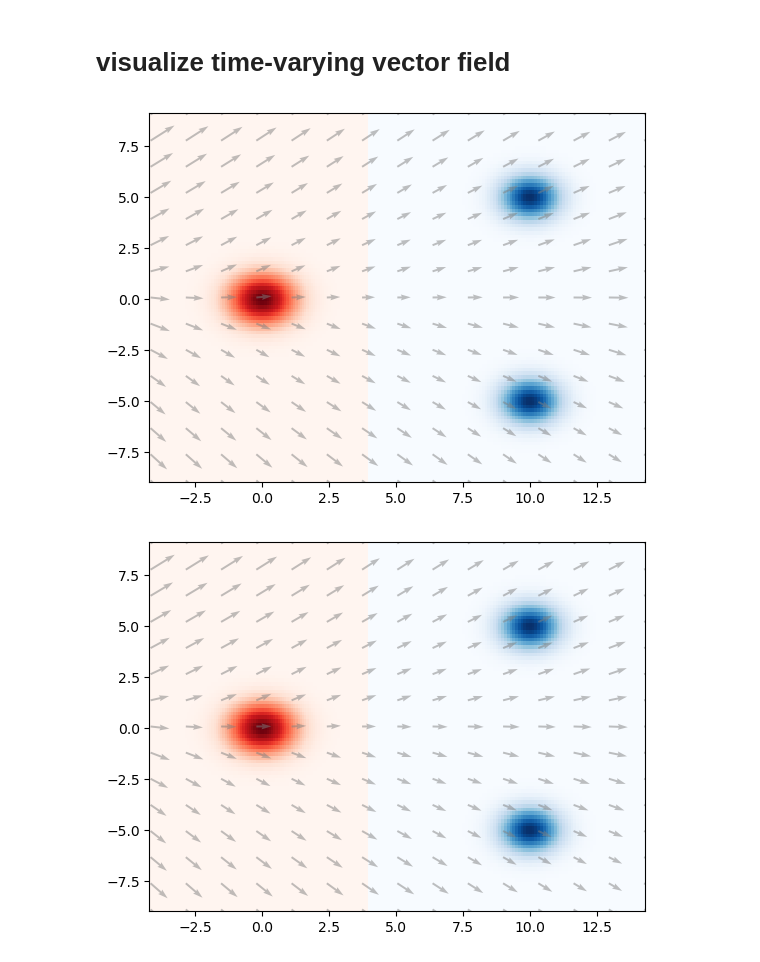
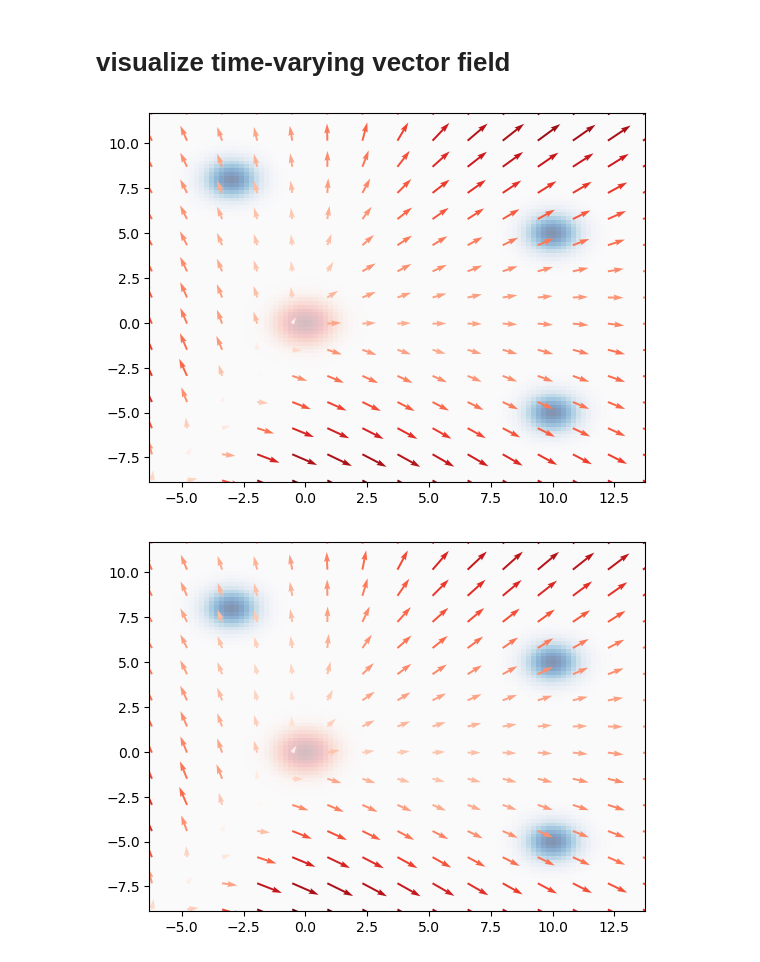
Before and after one commit to Dunni3/flowmatch_from_scratch, a Jupyter notebook: start.ipynb, the cells around one changed output. Cells and saved outputs as stored; diff of their text form; code cells hidden in the pictures.

```diff
--- a/start.ipynb
+++ b/start.ipynb
@@ -28,9 +34,9 @@ p_0_vars = torch.ones(2)*0.75
 p_0 = D.MultivariateNormal(p_0_means, torch.diag(p_0_vars))
 
 
-p_1_means = torch.tensor([[10,5], [10,-5]]).float()
-p_1_vars = torch.ones(2,2)*0.75
-p_1 = build_gmm(2, p_1_means, p_1_vars)
+p_1_means = torch.tensor([[10,5], [10,-5], [-3, 8]]).float()
+p_1_vars = torch.ones(3,2)*0.75
+p_1 = build_gmm(3, p_1_means, p_1_vars)
 
 samples = p_0.sample((10000,))
 plt.scatter(samples[:, 0], samples[:, 1], label='p_0')
@@ -106,7 +112,7 @@ def train_flow_matching_model(n_iterations, batch_size, p_0, p_1, learning_rate=
 
     return losses, u
 
-losses, u = train_flow_matching_model(n_iterations=int(6e3), batch_size=50, p_0=p_0, p_1=p_1, learning_rate=1.0e-4, sigma=0.01, use_ot=True)
+losses, u = train_flow_matching_model(n_iterations=int(10e3), batch_size=75, p_0=p_0, p_1=p_1, learning_rate=1.0e-4, sigma=0.001, use_ot=True)
 
 # print the average loss in the last 100 iterations
 print(f'Final loss = {np.mean(losses[-100:]):.2f}')
@@ -166,28 +172,33 @@ plt.show()
 # %% [markdown]
 # visualize time-varying vector field
 # %%
-def make_vector_field_plot(u, t: float, xlim, ylim, n_points=15):
+def make_vector_field_plot(u, t: float, xlim, ylim, n_points=15, return_grid=False, zorder=1):
     # plot p_0 and p_1 densities on a mesh grid
     x = torch.linspace(*xlim, n_points)
     y = torch.linspace(*ylim, n_points)
     X, Y = torch.meshgrid(x, y)
     grid = torch.stack((X.flatten(), Y.flatten()), dim=-1)
     vecs = u(torch.cat((grid, t*torch.ones(grid.shape[0], 1)), dim=-1)).reshape(n_points,n_points,2)
 
     # convert X, Y, vecs to numpy arrays
     X = X.detach().numpy()
     Y = Y.detach().numpy()
     vecs = vecs.detach().numpy()
-    plt.quiver(X, Y, vecs[:,:,0], vecs[:,:,1], color='gray', alpha=0.5)
+    C = np.linalg.norm(vecs, axis=-1)
+
+    if return_grid:
+        return X, Y, vecs, C
+
+    plt.quiver(X, Y, vecs[:,:,0], vecs[:,:,1], C, cmap='Reds', zorder=zorder)
 
 
 for t in [0.1, 0.9]:
 
-    make_density_plot(dist=p_0, xlim=(xlim[0], 4), ylim=ylim, cmap='Reds', alpha=1.0)
-    make_density_plot(dist=p_1, xlim=(4, xlim[1]), ylim=ylim, cmap='Blues', alpha=1.0)
+    make_density_plot(dist=p_0, xlim=xlim, ylim=ylim, cmap='Reds', alpha=0.5)
+    make_density_plot(dist=p_1, xlim=xlim, ylim=ylim, cmap='Blues', alpha=0.5)
 
     make_vector_field_plot(u, t=t, xlim=xlim, ylim=ylim)
     plt.show()
 # %% [output]
-[figure, old version]
+[figure, new version]
-[figure, old version]
+[figure, new version]
```
Also changed, not shown: parts of 8 cells of this notebook, 2 other files.
